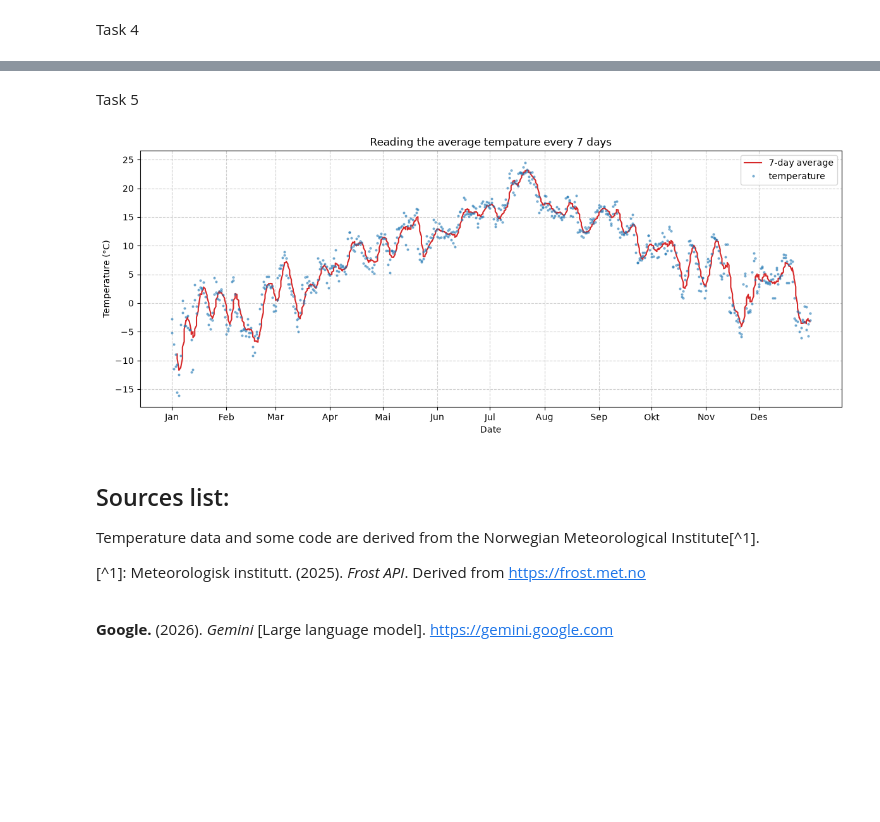
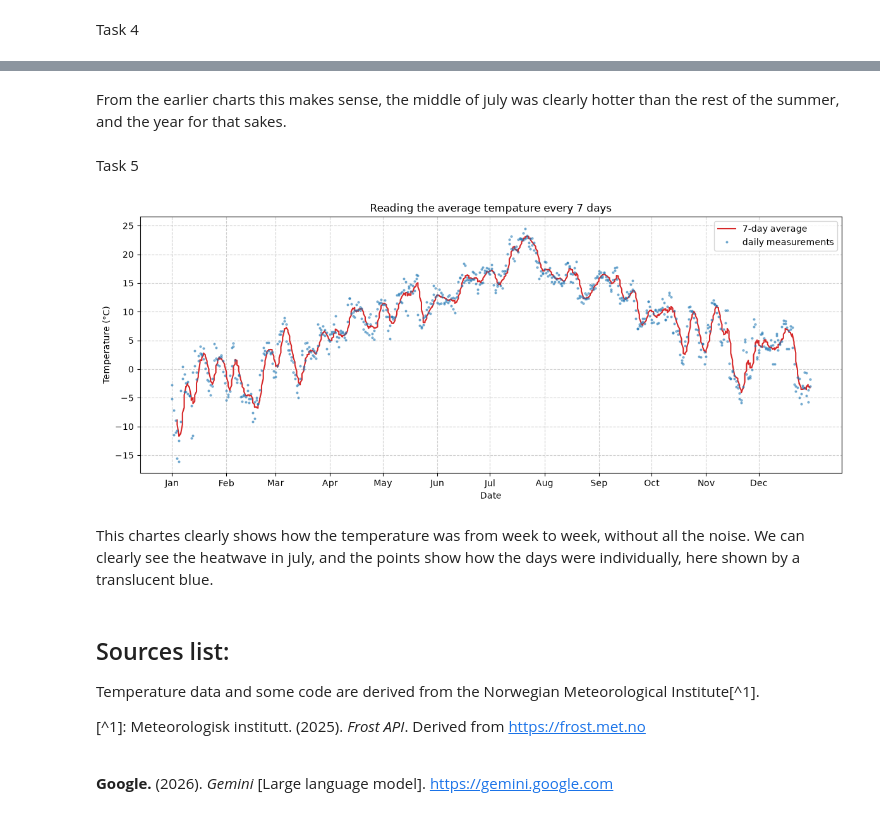
Before and after one commit to JesperKarlberg/INF201, a Jupyter notebook: task_1/deliverable_1_Fredrik_Jesper.ipynb, the cells around one changed output, grey strips where cells are left out. Cells and saved outputs as stored; diff of their text form; code cells hidden in the pictures; blank space fills up the shorter version.

```diff
--- a/task_1/deliverable_1_Fredrik_Jesper.ipynb
+++ b/task_1/deliverable_1_Fredrik_Jesper.ipynb
@@ -1,6 +5,9 @@
 # %% [markdown]
 Task 1
 # %%
+
+
+import yaml
 import requests
 import pandas as pd
 import matplotlib.pyplot as plt
@@ -52,6 +59,7 @@ df = pd.concat(rows, ignore_index=True)
 df.head()
 
 
+# Makes a plot
 df["date"] = pd.to_datetime(df["referenceTime"])
 
 plt.figure(figsize=(12, 5))
@@ -61,7 +69,7 @@ plt.plot(
     color="tab:red",
     label="temperature")
 months = pd.date_range(start="2025-01-01", end="2025-12-01", freq="MS")
-month_names = ["Jan", "Feb", "Mar", "Apr", "Mai", "Jun", "Jul", "Aug", "Sep", "Okt", "Nov", "Des"]
+month_names = ["Jan", "Feb", "Mar", "Apr", "May", "Jun", "Jul", "Aug", "Sep", "Oct", "Nov", "Dec"]
 plt.xticks(ticks=months, labels=month_names)
 plt.title("Temperature during the day in Ås (2025)")
 plt.xlabel("Date")
@@ -71,8 +79,8 @@ plt.legend()
 plt.tight_layout()
 plt.show()
 
+
 # Summary table
-
 summary_df = pd.DataFrame({
     "Metrikk": ["Mean", "Median", "Minimum", "Maximum"],
     "Temperature (°C)": [
@@ -246,9 +337,14 @@ Task 4
+# %% [markdown]
+From the earlier charts this makes sense, the middle of july was clearly hotter than the rest of the summer, and the year for that sakes.
 # %% [markdown]
 Task 5
 # %%
 
 
 def dmat(df):
+    """Copies and sorts the dataframe by date,
+    then calculates a 7 day moving average for temperatures.
+"""
     df_results = df.copy()
     df_results["referenceTime"] = pd.to_datetime(df_results["referenceTime"])
     df_results = df_results.sort_values("referenceTime")
@@ -260,35 +356,37 @@ def dmat(df):
 df_results = dmat(df)
 
 
 plt.figure(figsize=(12, 5))
 
 plt.plot(
     df_results["referenceTime"],
     df_results["7dmat"],
     color="tab:red",
     label="7-day average")
 
 plt.plot(
     df["date"],
     df["value"],
     color="tab:blue",
-    label="temperature",
+    label="daily measurements",
     linestyle="none",
     marker="o",
     markersize=2,
     alpha=0.5
 )
 
 plt.xticks(ticks=months, labels=month_names)
 plt.title("Reading the average tempature every 7 days")
 plt.xlabel("Date")
 plt.ylabel("Temperature (°C)")
 plt.grid(True, linestyle="--", alpha=0.6)
 plt.legend()
 plt.tight_layout()
 plt.show()
 # %% [output]
-[figure, old version]
+[figure, new version]
+# %% [markdown]
+This chartes clearly shows how the temperature was from week to week, without all the noise. We can clearly see the heatwave in july, and the points show how the days were individually, here shown by a translucent blue.
 # %% [markdown]
 ## Sources list:
 
```
Also changed, not shown: parts of 9 cells of this notebook.
